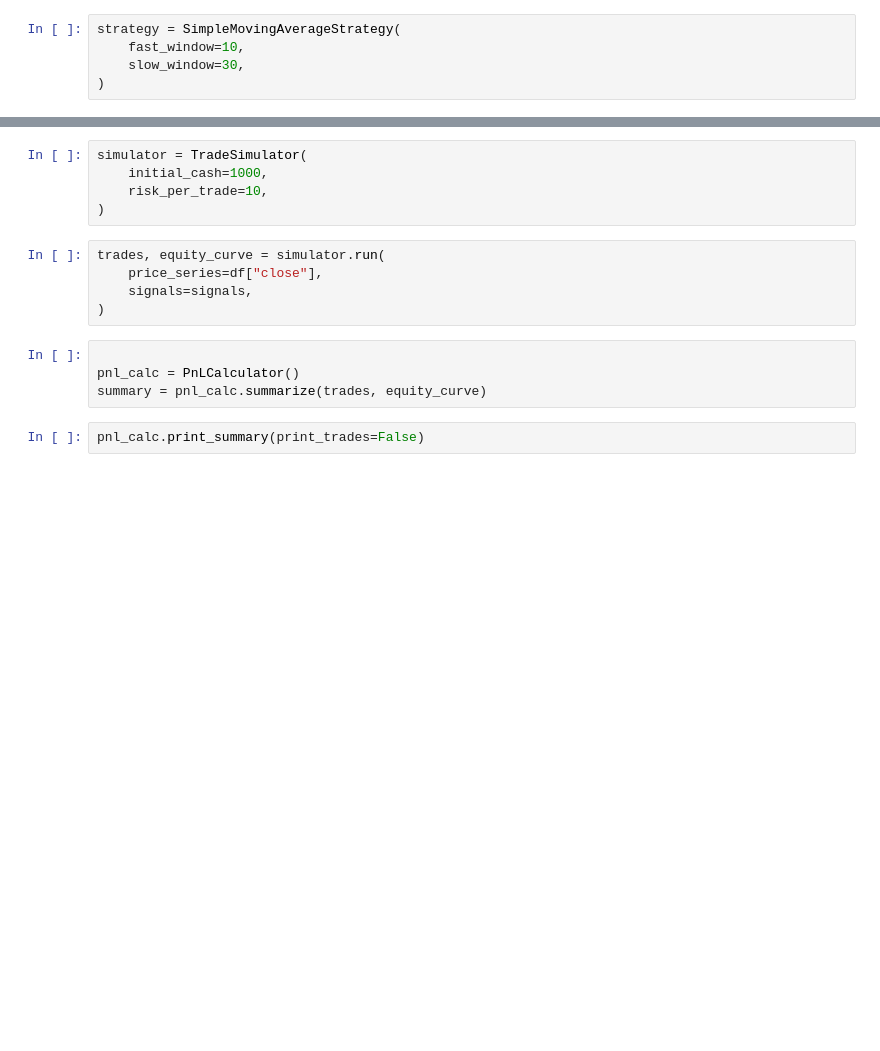
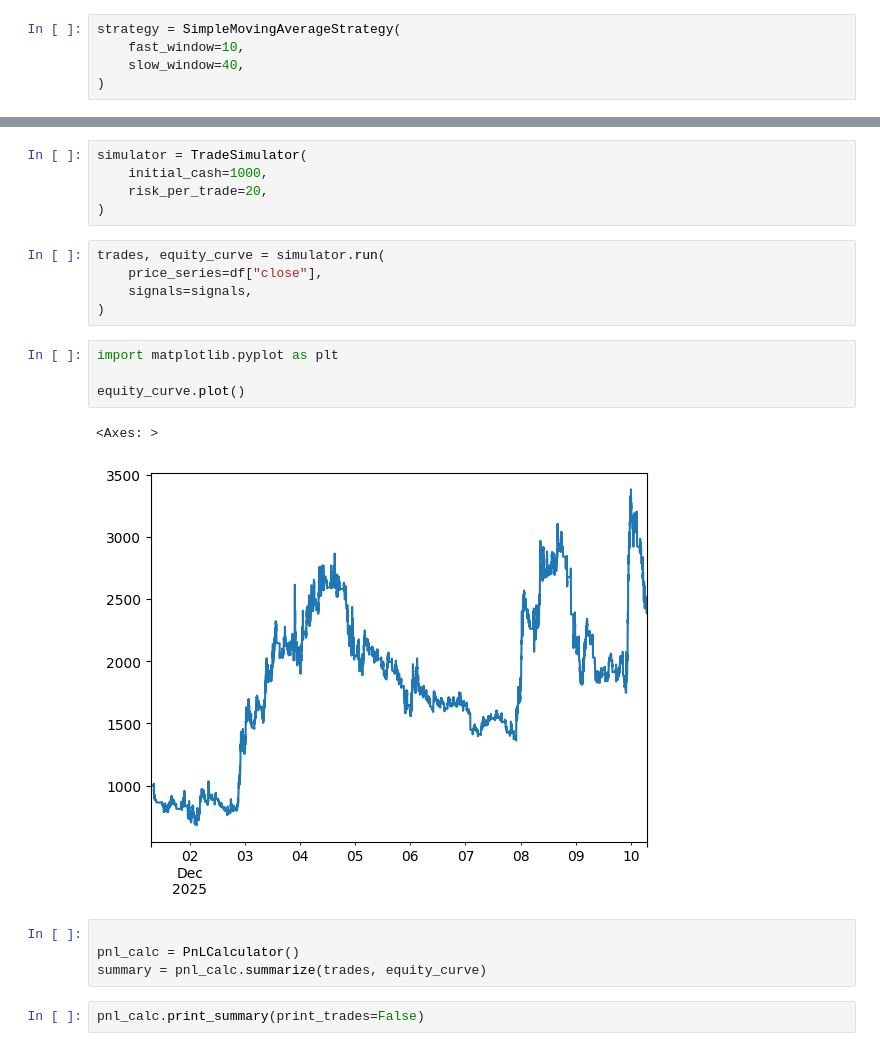
Before and after one commit to rizkiafdl/backtest_sma_porto, a Jupyter notebook: examples/BTCTUSDT.ipynb, the cells around one changed output, grey strips where cells are left out. Cells and saved outputs as stored; diff of their text form; blank space fills up the shorter version.

```diff
--- a/examples/BTCTUSDT.ipynb
+++ b/examples/BTCTUSDT.ipynb
@@ -28,20 +28,27 @@ df.head(5)
 # %%
 strategy = SimpleMovingAverageStrategy(
     fast_window=10,
-    slow_window=30,
+    slow_window=40,
 )
 # %%
 signals = strategy.generate_signals(df)
 # %%
 simulator = TradeSimulator(
     initial_cash=1000,
-    risk_per_trade=10,
+    risk_per_trade=20,
 )
 # %%
 trades, equity_curve = simulator.run(
     price_series=df["close"],
     signals=signals,
 )
+# %%
+import matplotlib.pyplot as plt
+
+equity_curve.plot()
+# %% [output]
+<Axes: >
+[figure, added]
 # %%
 
 pnl_calc = PnLCalculator()
```
Also changed, not shown: parts of 3 cells of this notebook, 2 other files.
